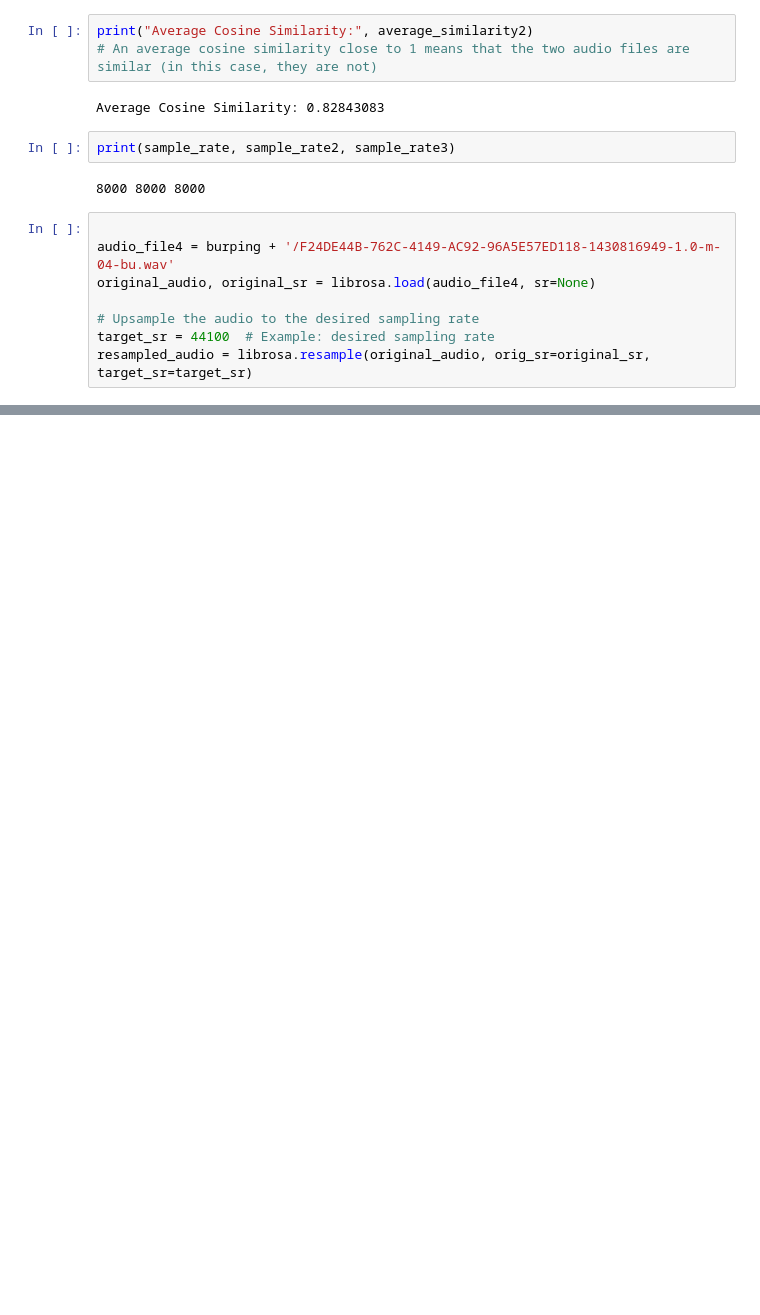
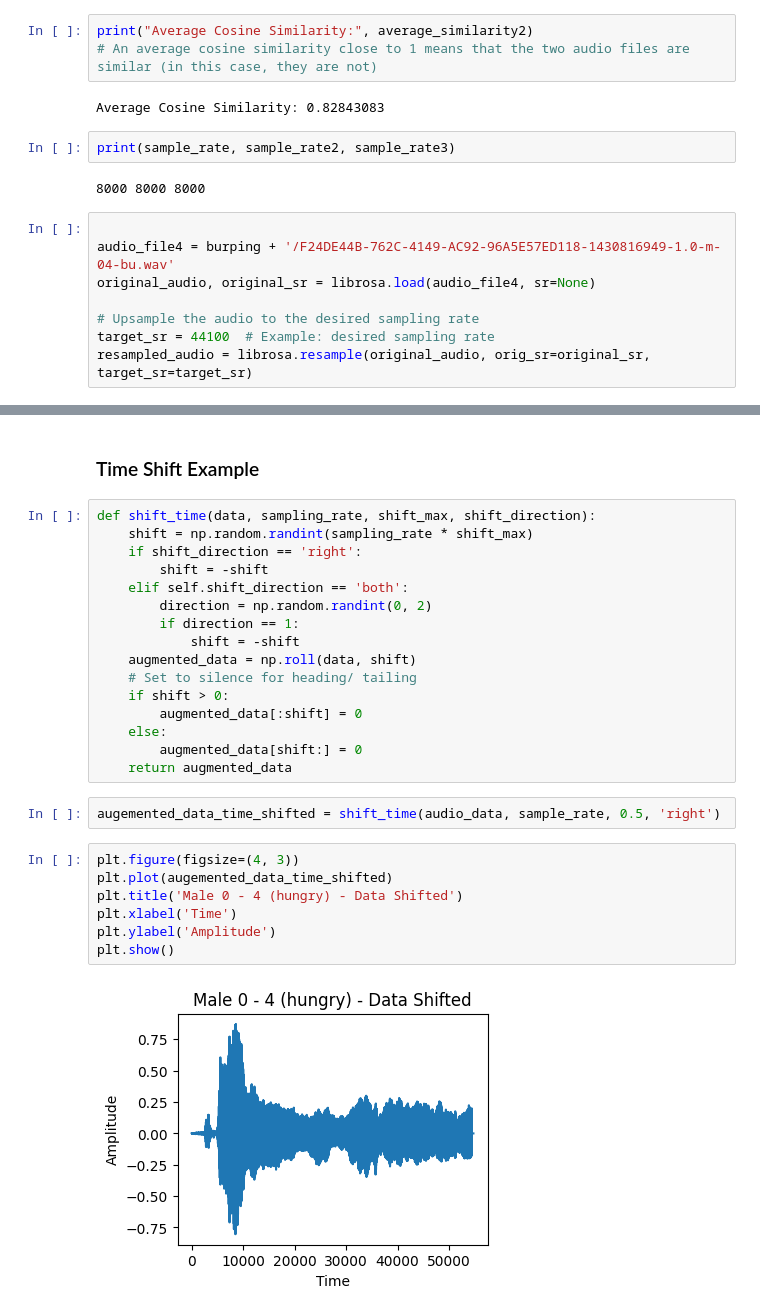
Before and after one commit to Deirdre-cyber/fyp-development, a Jupyter notebook: code/exploration_notebook.ipynb, the cells around one changed output, grey strips where cells are left out. Cells and saved outputs as stored; diff of their text form; blank space fills up the shorter version.

```diff
--- a/code/exploration_notebook.ipynb
+++ b/code/exploration_notebook.ipynb
@@ -177,0 +223,29 @@ plt.show()
+# %% [markdown]
+### Time Shift Example
+# %%
+def shift_time(data, sampling_rate, shift_max, shift_direction):
+    shift = np.random.randint(sampling_rate * shift_max)
+    if shift_direction == 'right':
+        shift = -shift
+    elif self.shift_direction == 'both':
+        direction = np.random.randint(0, 2)
+        if direction == 1:
+            shift = -shift
+    augmented_data = np.roll(data, shift)
+    # Set to silence for heading/ tailing
+    if shift > 0:
+        augmented_data[:shift] = 0
+    else:
+        augmented_data[shift:] = 0
+    return augmented_data
+# %%
+augemented_data_time_shifted = shift_time(audio_data, sample_rate, 0.5, 'right')
+# %%
+plt.figure(figsize=(4, 3))
+plt.plot(augemented_data_time_shifted)
+plt.title('Male 0 - 4 (hungry) - Data Shifted')
+plt.xlabel('Time')
+plt.ylabel('Amplitude')
+plt.show()
+# %% [output]
+[figure, added]
```
Also changed, not shown: parts of 42 cells of this notebook, 2 other files.
